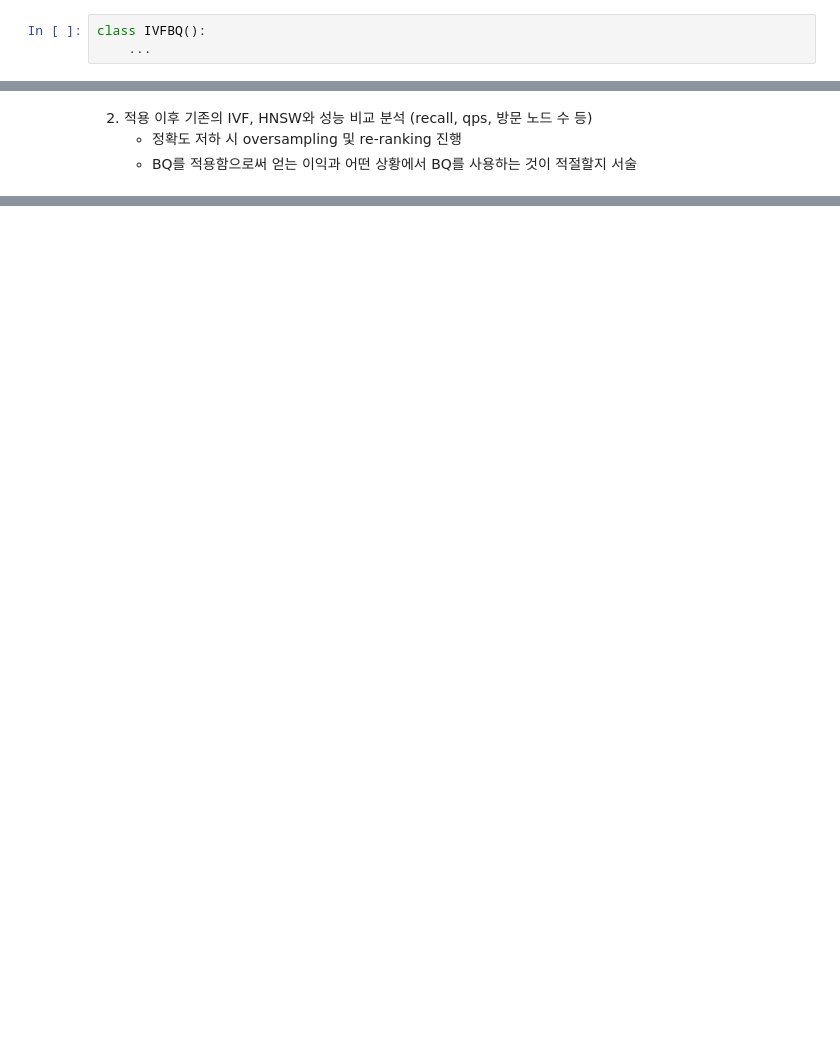
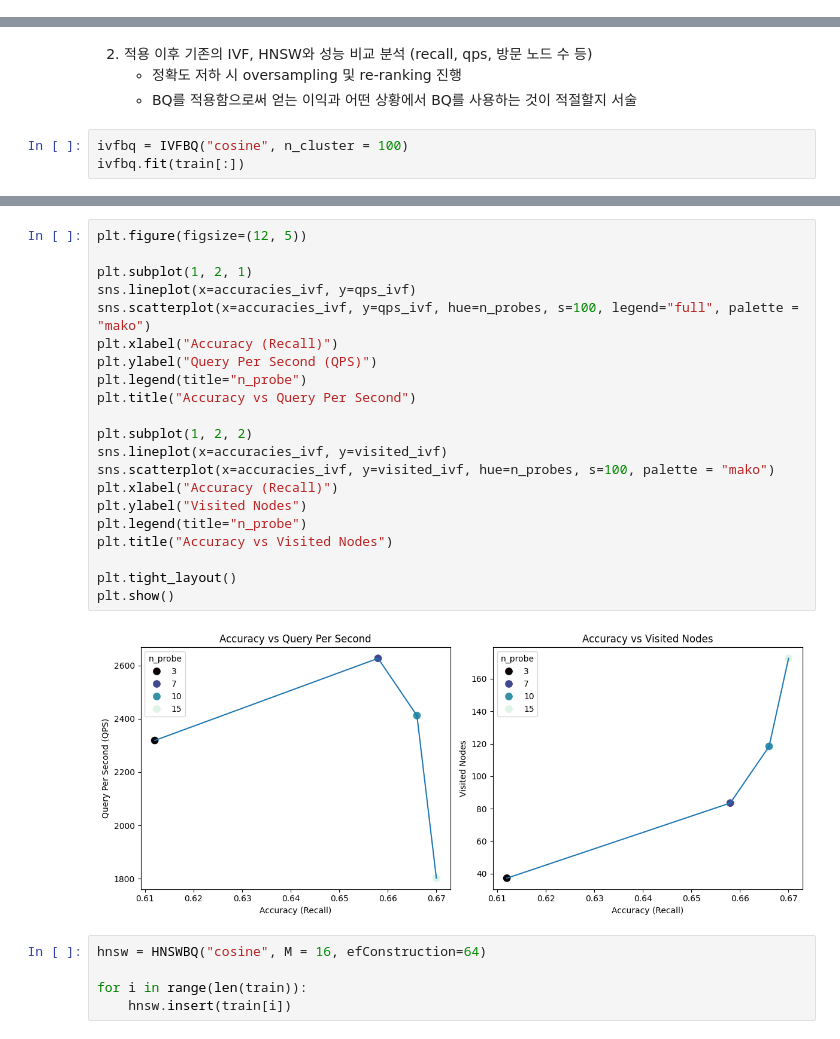
Before and after one commit to FranciscoPark/SNU-BKMS2-2024F, a Jupyter notebook: vector indexing/homework.ipynb, the cells around one changed output, grey strips where cells are left out. Saved outputs shown, nothing was run; the diff lists cells and outputs as text; blank space fills up the shorter version.

```diff
--- a/vector indexing/homework.ipynb
+++ b/vector indexing/homework.ipynb
@@ -83,6 +83,3 @@ accuracy : 0.6779999999999998, qps : 6.42656478843111
 1. IVF, HNSW에 binary quantization 적용
     *   index build or search (cf. IVF-PQ, HNSW-PQ)
     *   구현 방식에 대한 간략한 설명
-# %%
-class IVFBQ():
-    ...
@@ -95,3 +398,6 @@ class HNSWBQ():
 2. 적용 이후 기존의 IVF, HNSW와 성능 비교 분석 (recall, qps, 방문 노드 수 등)
     *   정확도 저하 시 oversampling 및 re-ranking 진행
     *   BQ를 적용함으로써 얻는 이익과 어떤 상황에서 BQ를 사용하는 것이 적절할지 서술
+# %%
+ivfbq = IVFBQ("cosine", n_cluster = 100)
+ivfbq.fit(train[:])
@@ -97,0 +450,28 @@ class HNSWBQ():
+# %%
+plt.figure(figsize=(12, 5))
+
+plt.subplot(1, 2, 1)
+sns.lineplot(x=accuracies_ivf, y=qps_ivf)
+sns.scatterplot(x=accuracies_ivf, y=qps_ivf, hue=n_probes, s=100, legend="full", palette = "mako")
+plt.xlabel("Accuracy (Recall)")
+plt.ylabel("Query Per Second (QPS)")
+plt.legend(title="n_probe")
+plt.title("Accuracy vs Query Per Second")
+
+plt.subplot(1, 2, 2)
+sns.lineplot(x=accuracies_ivf, y=visited_ivf)
+sns.scatterplot(x=accuracies_ivf, y=visited_ivf, hue=n_probes, s=100, palette = "mako")
+plt.xlabel("Accuracy (Recall)")
+plt.ylabel("Visited Nodes")
+plt.legend(title="n_probe")
+plt.title("Accuracy vs Visited Nodes")
+
+plt.tight_layout()
+plt.show()
+# %% [output]
+[figure, added]
+# %%
+hnsw = HNSWBQ("cosine", M = 16, efConstruction=64)
+
+for i in range(len(train)):
+    hnsw.insert(train[i])
```
Also changed, not shown: parts of 11 cells of this notebook.
